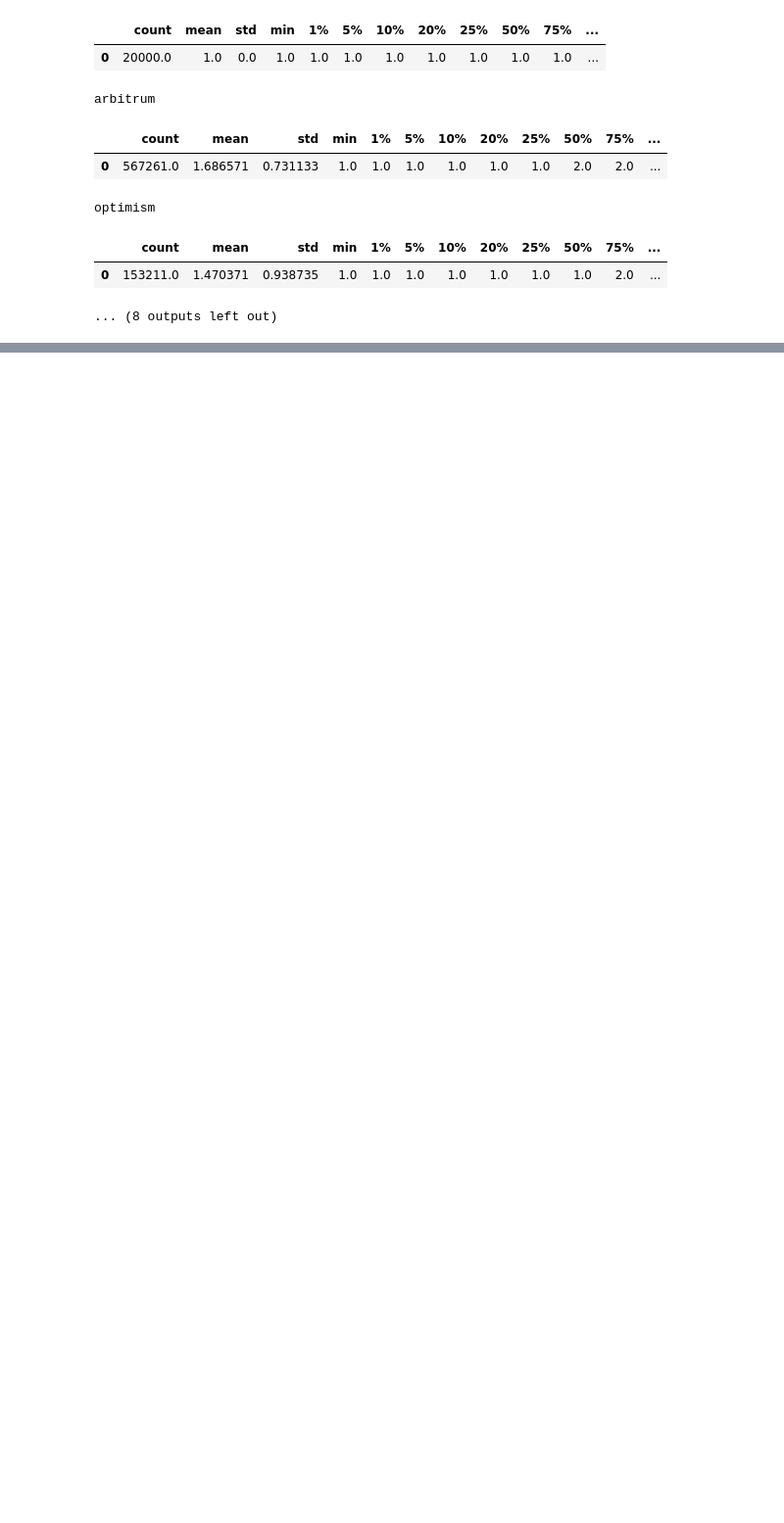
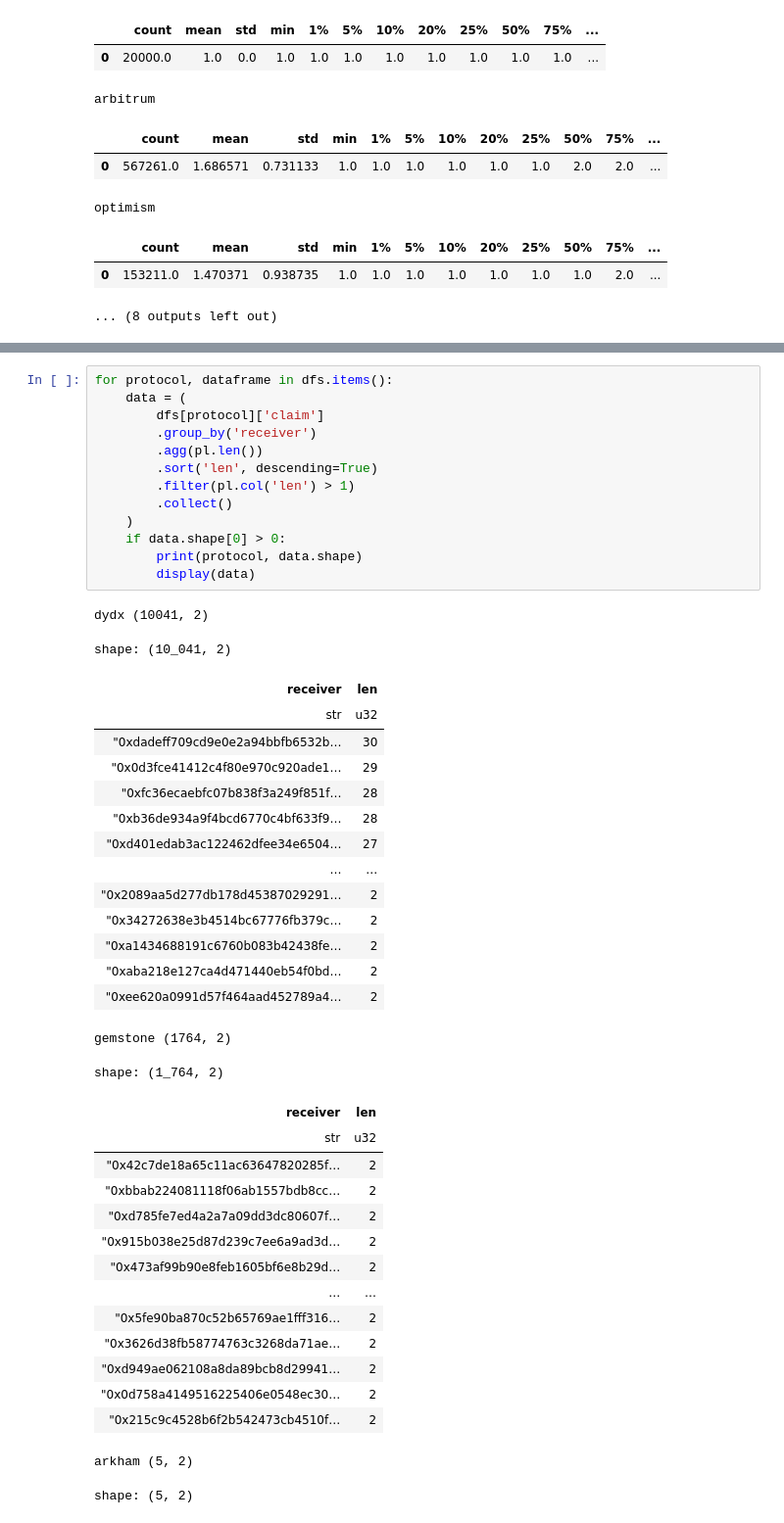
Before and after one commit to johnnatan-messias/research-proj-airdrop, a Jupyter notebook: notebooks/03-airdrop-eda.ipynb, the cells around one changed output, grey strips where cells are left out. Shown: that part at 98% size. Saved outputs shown, nothing was run; the diff lists cells and outputs as text; blank space fills up the shorter version.

```diff
--- a/notebooks/03-airdrop-eda.ipynb
+++ b/notebooks/03-airdrop-eda.ipynb
@@ -1115,0 +1392,46 @@ optimism
+# %%
+for protocol, dataframe in dfs.items():
+    data = (
+        dfs[protocol]['claim']
+        .group_by('receiver')
+        .agg(pl.len())
+        .sort('len', descending=True)
+        .filter(pl.col('len') > 1)
+        .collect()
+    )
+    if data.shape[0] > 0:
+        print(protocol, data.shape)
+        display(data)
+# %% [output]
+dydx (10041, 2)
+shape: (10_041, 2)
+| receiver | len |
+| str | u32 |
+| "0xdadeff709cd9e0e2a94bbfb6532b… | 30 |
+| "0x0d3fce41412c4f80e970c920ade1… | 29 |
+| "0xfc36ecaebfc07b838f3a249f851f… | 28 |
+| "0xb36de934a9f4bcd6770c4bf633f9… | 28 |
+| "0xd401edab3ac122462dfee34e6504… | 27 |
+| … | … |
+| "0x2089aa5d277db178d45387029291… | 2 |
+| "0x34272638e3b4514bc67776fb379c… | 2 |
+| "0xa1434688191c6760b083b42438fe… | 2 |
+| "0xaba218e127ca4d471440eb54f0bd… | 2 |
+| "0xee620a0991d57f464aad452789a4… | 2 |
+gemstone (1764, 2)
+shape: (1_764, 2)
+| receiver | len |
+| str | u32 |
+| "0x42c7de18a65c11ac63647820285f… | 2 |
+| "0xbbab224081118f06ab1557bdb8cc… | 2 |
+| "0xd785fe7ed4a2a7a09dd3dc80607f… | 2 |
+| "0x915b038e25d87d239c7ee6a9ad3d… | 2 |
+| "0x473af99b90e8feb1605bf6e8b29d… | 2 |
+| … | … |
+| "0x5fe90ba870c52b65769ae1fff316… | 2 |
+| "0x3626d38fb58774763c3268da71ae… | 2 |
+| "0xd949ae062108a8da89bcb8d29941… | 2 |
+| "0x0d758a4149516225406e0548ec30… | 2 |
+| "0x215c9c4528b6f2b542473cb4510f… | 2 |
+arkham (5, 2)
+shape: (5, 2)
```
Also changed, not shown: parts of 18 cells of this notebook, 1 other file.
